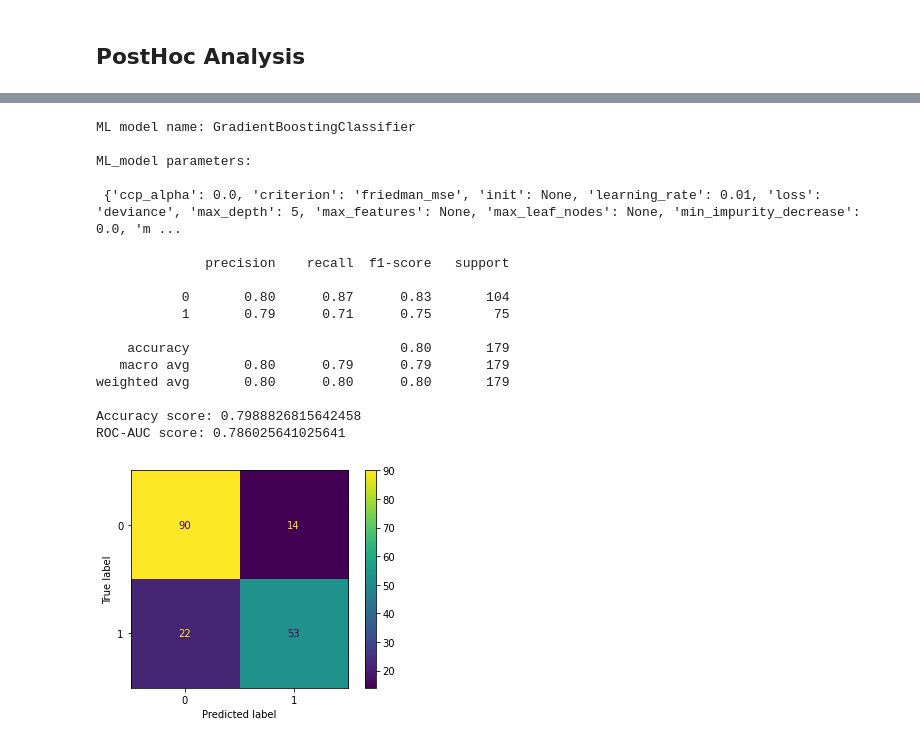
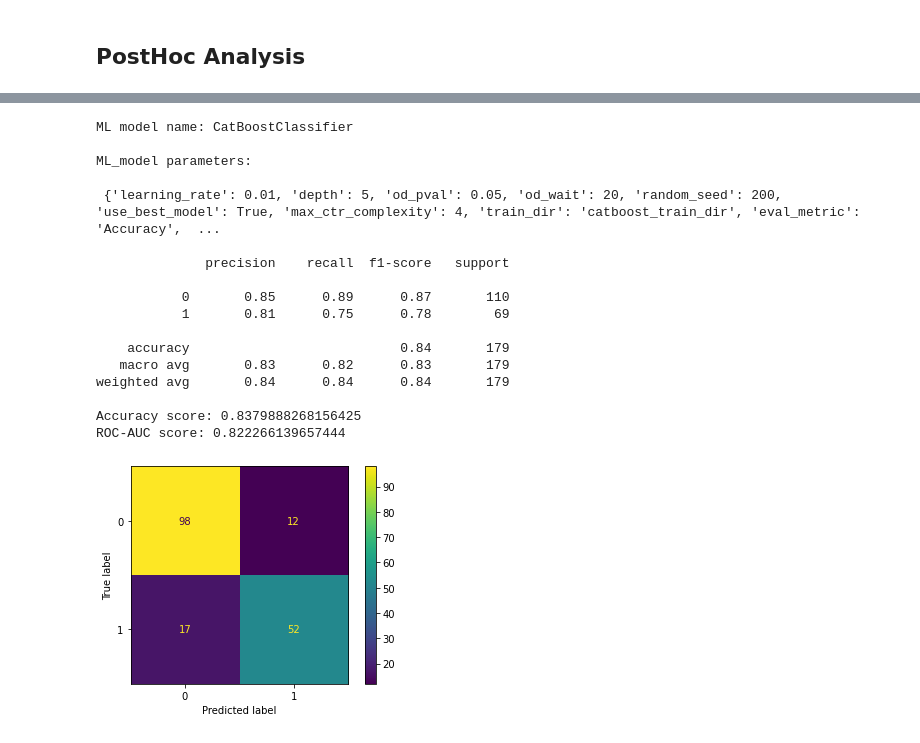
Before and after one commit to Ilshat-Akhmetov/Titanic_Kaggle_Competition, a Jupyter notebook: Titanic.ipynb, the cells around one changed output, grey strips where cells are left out. Drawn from its saved outputs; the diff is of its cells as text; code cells hidden in the pictures.

```diff
--- a/Titanic.ipynb
+++ b/Titanic.ipynb
@@ -399,3 +343,15 @@ def get_random_forest_model():
+# %%
+# 'max_samples': [200, 300, 400, 500]
+def get_random_forest_model():
+#     RFC = RandomForestClassifier(max_depth=7, max_features=5,
+#                                  min_samples_split=9, n_estimators=1000,
+#                                  random_state=rand_state,
+#                                  min_samples_leaf=5, criterion='gini')
+    RFC = RandomForestClassifier(max_depth=5, max_features=5, min_samples_leaf=5,
+                       min_samples_split=10, n_estimators=1000,
+                       random_state=rand_state, criterion='entropy')
+    #RFC = RandomForestClassifier(n_estimators = 1000, max_depth = 4, min_samples_split = 10, min_samples_leaf = 5, random_state = rand_state)
+    return RFC
 # %%
 RFC = get_random_forest_model()
 RFC.fit(train_data, train_value)
@@ -419,3 +363,0 @@ def get_gradient_boosting_model():
-# %%
-GBC = get_gradient_boosting_model()
-GBC.fit(train_data, train_value)
@@ -428,11 +364,14 @@ GradientBoostingClassifier(learning_rate=0.01, max_depth=5, min_samples_leaf=5,
 # %%
+#cat_features = ['Title','Embarked']
 train_pool = catboost.Pool(
     train_data,
-    label=train_value
+    label=train_value,
+    #cat_features = cat_features
 )
 val_pool = catboost.Pool(
     valid_data,
-    label=valid_value
+    label=valid_value,
+    #cat_features = cat_features
 )
 # %%
 catboost_train_dir = 'catboost_train_dir'
@@ -440,7 +379,7 @@ catboost_train_dir = 'catboost_train_dir'
 !mkdir catboost_train_dir
 # %%
 catboost_clf = catboost.CatBoostClassifier(
-    eval_metric='AUC',
+    eval_metric='Accuracy',
     od_pval=0.05,
     od_wait=20,
     learning_rate = 0.01,
@@ -451,8 +390,9 @@ catboost_clf = catboost.CatBoostClassifier(
     train_dir=catboost_train_dir,
     #task_type='CPU',
     task_type='GPU',
+    #l2_leaf_reg = 1,
     # devices='0',
-    auto_class_weights='Balanced',
+    #auto_class_weights='Balanced',
     max_ctr_complexity=4,
     use_best_model=True
 )
@@ -558,24 +476,24 @@ feature_imp_df_gbc = get_feature_importance_df(train_data, GBC)
 # %%
-make_post_hoc_report(GBC, valid_data, valid_value, "GradientBoostingClassifier")
+make_post_hoc_report(catboost_clf, valid_data, valid_value, 'CatBoostClassifier')
 # %% [output]
-ML model name: GradientBoostingClassifier
+ML model name: CatBoostClassifier
 
 ML_model parameters:
 
- {'ccp_alpha': 0.0, 'criterion': 'friedman_mse', 'init': None, 'learning_rate': 0.01, 'loss': 'deviance', 'max_depth': 5, 'max_features': None, 'max_leaf_nodes': None, 'min_impurity_decrease': 0.0, 'm ...
+ {'learning_rate': 0.01, 'depth': 5, 'od_pval': 0.05, 'od_wait': 20, 'random_seed': 200, 'use_best_model': True, 'max_ctr_complexity': 4, 'train_dir': 'catboost_train_dir', 'eval_metric': 'Accuracy',  ...
 
               precision    recall  f1-score   support
 
-           0       0.80      0.87      0.83       104
-           1       0.79      0.71      0.75        75
+           0       0.85      0.89      0.87       110
+           1       0.81      0.75      0.78        69
 
-    accuracy                           0.80       179
-   macro avg       0.80      0.79      0.79       179
-weighted avg       0.80      0.80      0.80       179
+    accuracy                           0.84       179
+   macro avg       0.83      0.82      0.83       179
+weighted avg       0.84      0.84      0.84       179
 
-Accuracy score: 0.7988826815642458
-ROC-AUC score: 0.786025641025641
+Accuracy score: 0.8379888268156425
+ROC-AUC score: 0.822266139657444
-[figure, old version]
+[figure, new version]
 # %%
 make_post_hoc_report(RFC, valid_data, valid_value, 'RandomForestClassifier')
 # %% [output]
```
Also changed, not shown: parts of 91 cells of this notebook.
